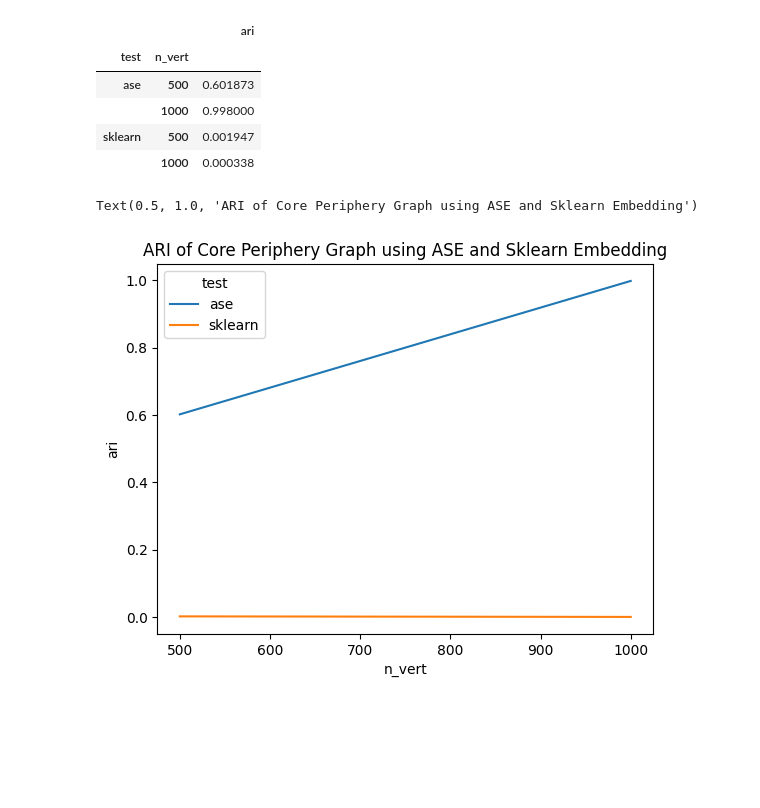
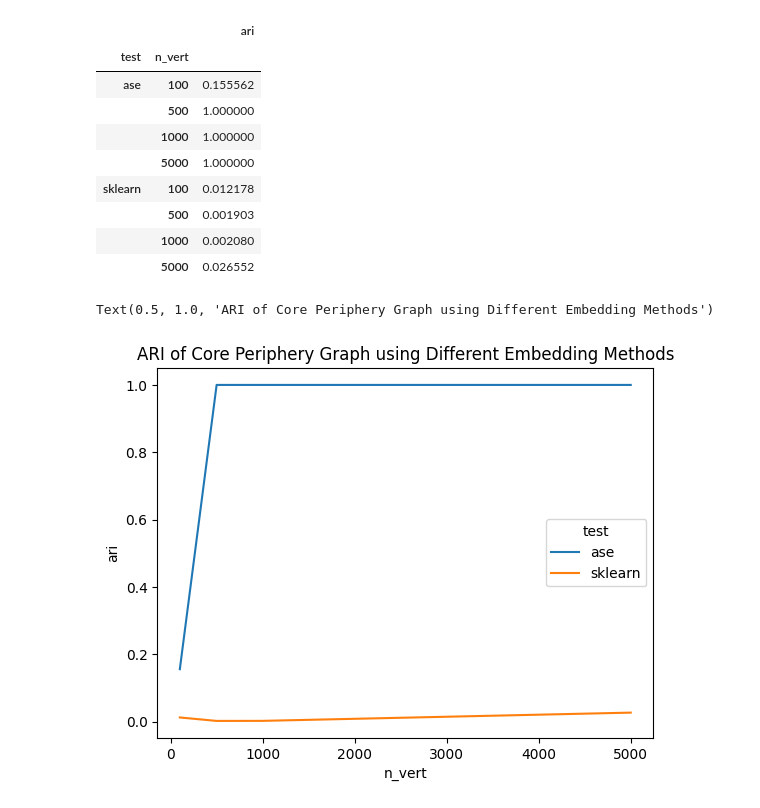
Before and after one commit to kareef928/sklearn-proj, a Jupyter notebook: two_truths_sim.ipynb, the cells around one changed output. Drawn from its saved outputs; the diff is of its cells as text; code cells hidden in the pictures; blank space fills up the shorter version.

```diff
--- a/two_truths_sim.ipynb
+++ b/two_truths_sim.ipynb
@@ -23,24 +25,27 @@ from graspologic.simulations import sbm
 # %%
 n_sims = 50
-n_verts = [500, 1000, 5000, 10000, 20000]
+n_verts = [100, 500, 1000, 5000]
 
-#n_sims = 100
-#n_verts = [500, 1000, 5000, 10000, 20000, 40000]
+#n_sims = 5
+#n_verts = [10, 25, 50, 100, 500, 1000]
 
 B_aff = np.array([[0.050, 0.013], [0.013, 0.051]])
 B_core = np.array([[0.011, 0.027], [0.027, 0.079]])
 # %%
 def calc_ari(B, embed_method):
     rows = []
-    for n in n_verts:
-        #generate the true labels
+
+    #progress bar for the outer loop over n_verts
+    for n in tqdm(n_verts, desc="Vertices"):
+        # Generate the true labels
         labels_sbm = n * [0] + n * [1]
 
         #generate the sbm
         sampled_sbm = sbm(2 * [n], B, directed=True)
 
-        for _ in range(n_sims):
-            #choose embedding method
+        #progress bar for the inner loop over simulations
+        for _ in tqdm(range(n_sims), desc="Simulations", position=1, leave=True):
+            # Choose embedding method
             if embed_method == "ase":
                 ase = AdjacencySpectralEmbed(n_components=2)
                 Xhat, Yhat = ase.fit_transform(sampled_sbm)
@@ -50,7 +55,12 @@ def calc_ari(B, embed_method):
             elif embed_method == "sklearn":
                 Xhat = spectral_embedding(sampled_sbm, n_components=2)
 
-            #calculate the ari score
+
+            #concatenate Xhat and Yhat if using ase or lse
+            if embed_method == "ase" or embed_method == "lse":
+                Xhat = np.concatenate((Xhat, Yhat), axis=1)
+
+            #calculate the ARI score
             labels_kmeans = KMeans(n_clusters=2).fit_predict(Xhat)
             ari = adjusted_rand_score(labels_sbm, labels_kmeans)
             result = {
@@ -59,6 +69,7 @@ def calc_ari(B, embed_method):
                 "ari": ari
             }
             rows.append(result)
+        print(n)
 
     results = pd.DataFrame(rows)
     return results
@@ -99,14 +136,18 @@ ari_core_means
 # %% [output]
 |  |  | ari |
 | test | n_vert |  |
-| ase | 500 | 0.601873 |
-|  | 1000 | 0.998000 |
-| sklearn | 500 | 0.001947 |
-|  | 1000 | 0.000338 |
+| ase | 100 | 0.155562 |
+|  | 500 | 1.000000 |
+|  | 1000 | 1.000000 |
+|  | 5000 | 1.000000 |
+| sklearn | 100 | 0.012178 |
+|  | 500 | 0.001903 |
+|  | 1000 | 0.002080 |
+|  | 5000 | 0.026552 |
 # %%
 #make ase vs sklearn core periphery plot
-sns.lineplot(data=ari_core_df, x="n_vert", y="ari", hue="test", errorbar=None)
-plt.title('ARI of Core Periphery Graph using ASE and Sklearn Embedding')
+sns.lineplot(data=ari_core_means, x="n_vert", y="ari", hue="test", errorbar=None)
+plt.title('ARI of Core Periphery Graph using Different Embedding Methods')
 # %% [output]
-Text(0.5, 1.0, 'ARI of Core Periphery Graph using ASE and Sklearn Embedding')
+Text(0.5, 1.0, 'ARI of Core Periphery Graph using Different Embedding Methods')
-[figure, old version]
+[figure, new version]
```
Also changed, not shown: parts of 5 cells of this notebook.
